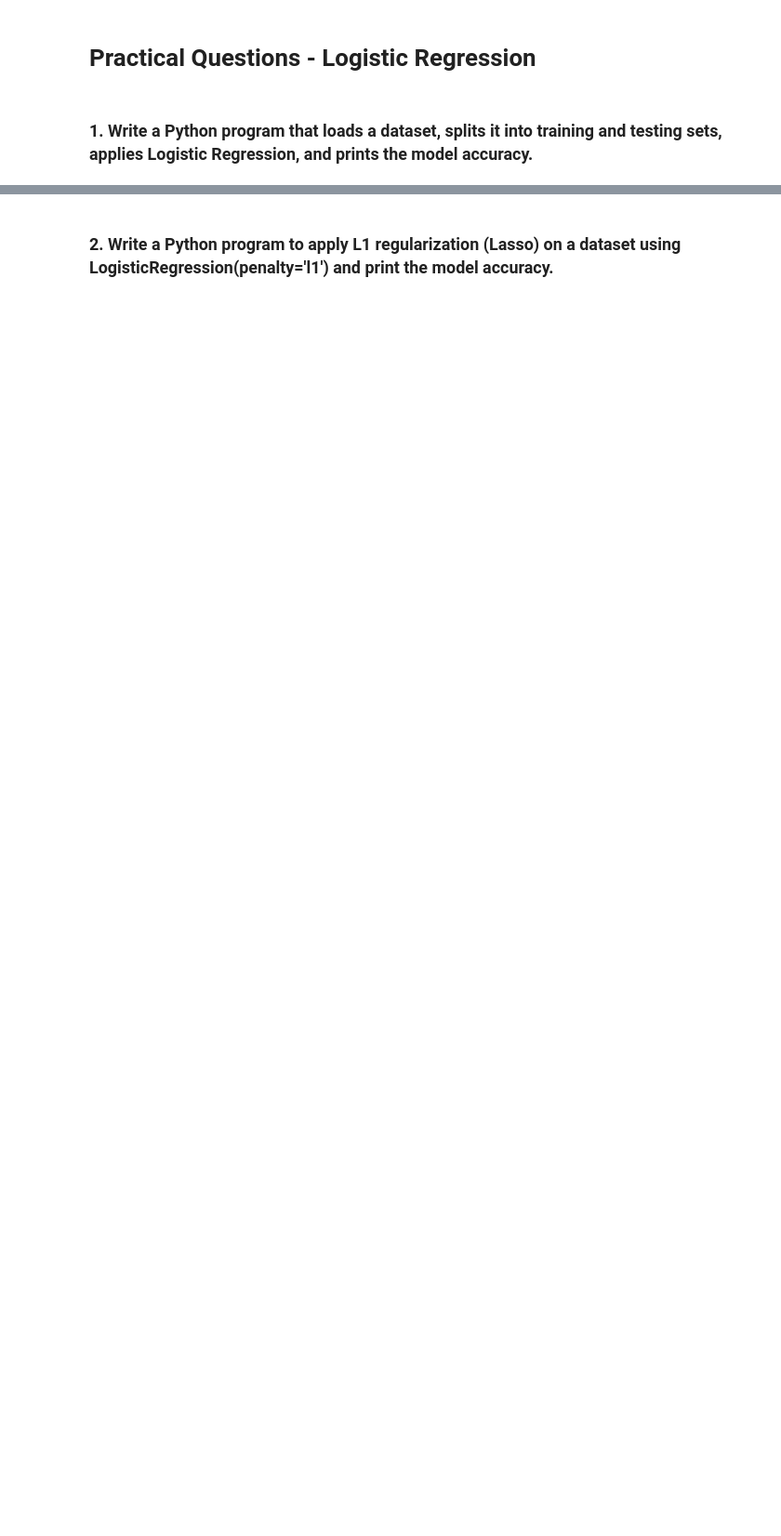
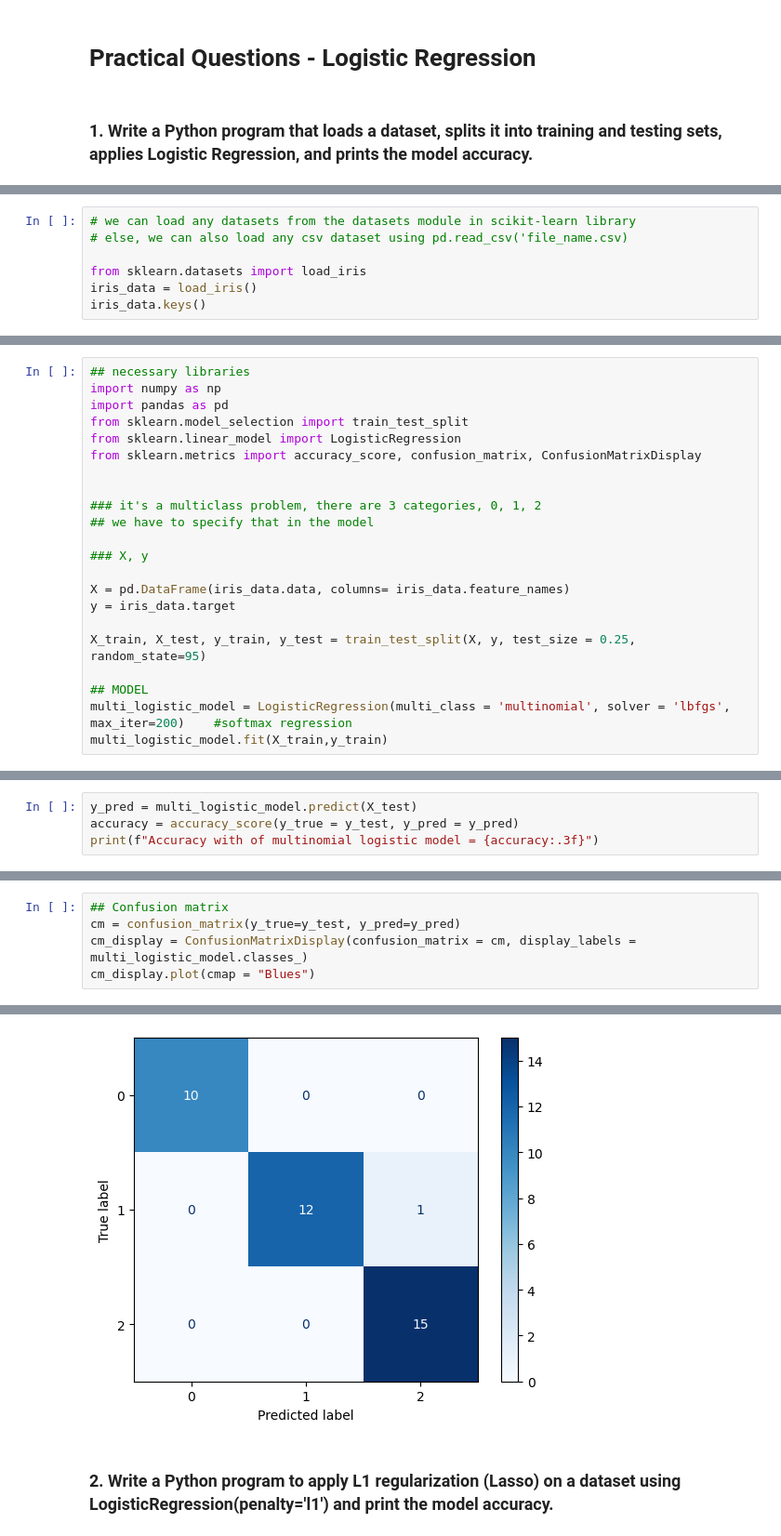
Before and after one commit to Pritam-Stats/ML-Assignments, a Jupyter notebook: Logistic_Regression/Logistic_Regression-Practical.ipynb, the cells around one changed output, grey strips where cells are left out. Shown at 93% size. Cells and saved outputs as stored; diff of their text form; blank space fills up the shorter version.

```diff
--- a/Logistic_Regression/Logistic_Regression-Practical.ipynb
+++ b/Logistic_Regression/Logistic_Regression-Practical.ipynb
@@ -27,0 +8,7 @@ data
+# %%
+# we can load any datasets from the datasets module in scikit-learn library
+# else, we can also load any csv dataset using pd.read_csv('file_name.csv)
+
+from sklearn.datasets import load_iris
+iris_data = load_iris()
+iris_data.keys()
@@ -27,0 +17,22 @@ data
+# %%
+## necessary libraries
+import numpy as np
+import pandas as pd
+from sklearn.model_selection import train_test_split
+from sklearn.linear_model import LogisticRegression
+from sklearn.metrics import accuracy_score, confusion_matrix, ConfusionMatrixDisplay
+
+
+### it's a multiclass problem, there are 3 categories, 0, 1, 2
+## we have to specify that in the model
+
+### X, y
+
+X = pd.DataFrame(iris_data.data, columns= iris_data.feature_names)
+y = iris_data.target
+
+X_train, X_test, y_train, y_test = train_test_split(X, y, test_size = 0.25, random_state=95)
+
+## MODEL
+multi_logistic_model = LogisticRegression(multi_class = 'multinomial', solver = 'lbfgs', max_iter=200)    #softmax regression
+multi_logistic_model.fit(X_train,y_train)
@@ -27,0 +41,4 @@ data
+# %%
+y_pred = multi_logistic_model.predict(X_test)
+accuracy = accuracy_score(y_true = y_test, y_pred = y_pred)
+print(f"Accuracy with of multinomial logistic model = {accuracy:.3f}")
@@ -27,0 +47,6 @@ data
+# %%
+## Confusion matrix
+cm = confusion_matrix(y_true=y_test, y_pred=y_pred)
+cm_display = ConfusionMatrixDisplay(confusion_matrix = cm, display_labels = multi_logistic_model.classes_)
+cm_display.plot(cmap = "Blues")
+# %% [output]
@@ -28,2 +54,3 @@ data
+[figure, added]
 # %% [markdown]
 ### **2. Write a Python program to apply L1 regularization (Lasso) on a dataset using LogisticRegression(penalty='l1') and print the model accuracy.**
```
Also changed, not shown: parts of 69 cells of this notebook, 1 other file.
